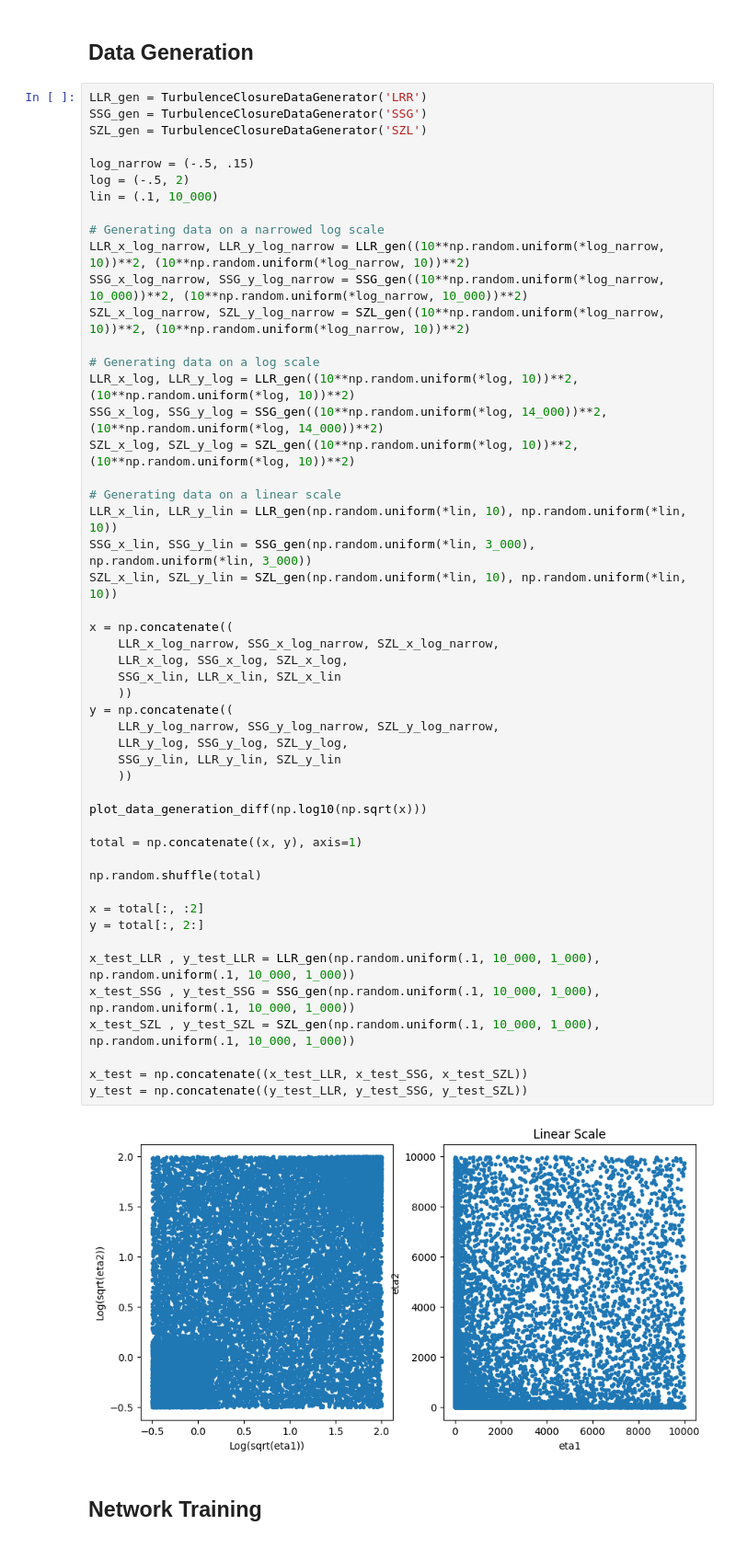
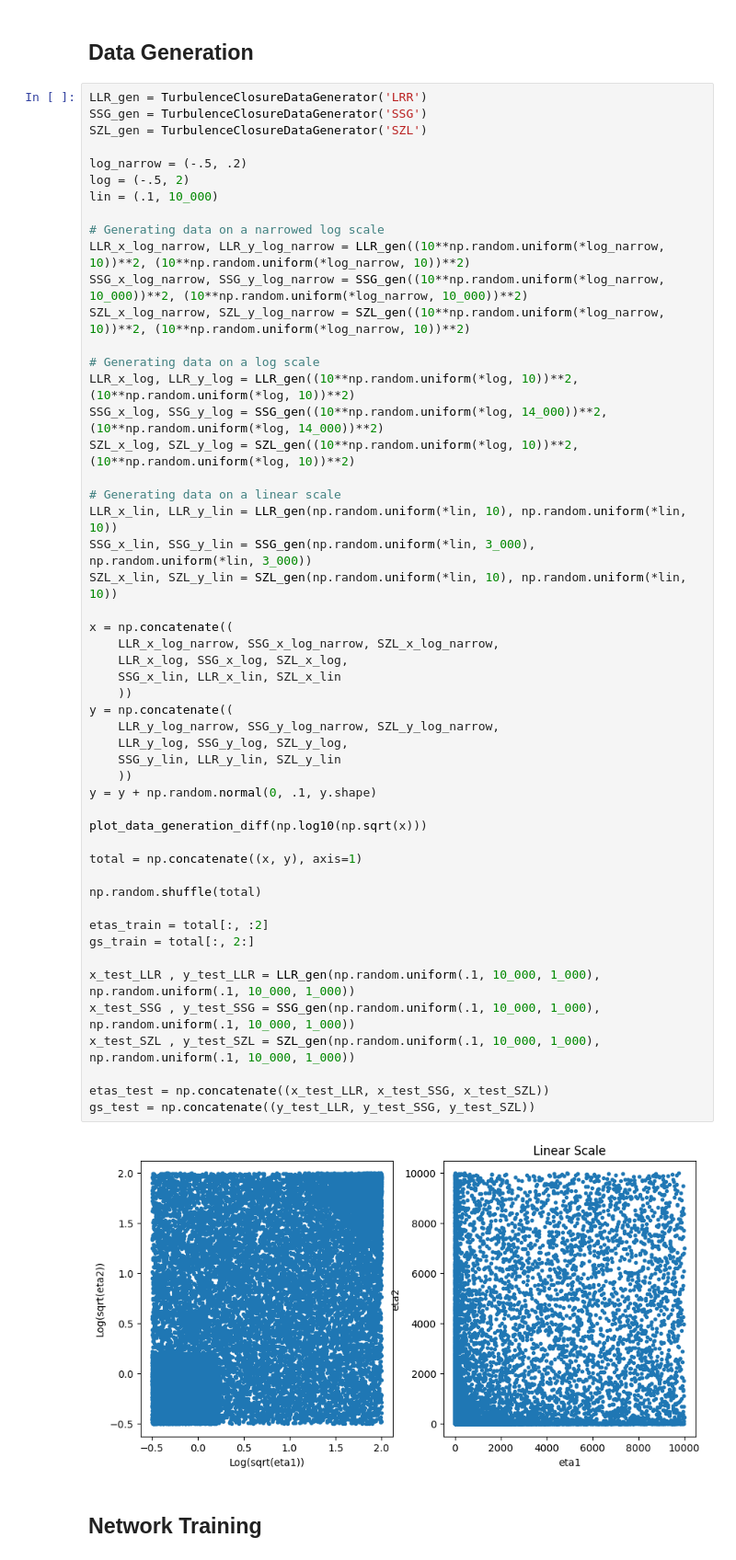
Before and after one commit to Crashprn/UncertaintyQuantification, a Jupyter notebook: Training.ipynb, the cells around one changed output. Shown at 92% size. Saved outputs shown, nothing was run; the diff lists cells and outputs as text.

```diff
--- a/Training.ipynb
+++ b/Training.ipynb
@@ -35,7 +35,7 @@ LLR_gen = TurbulenceClosureDataGenerator('LRR')
 SSG_gen = TurbulenceClosureDataGenerator('SSG')
 SZL_gen = TurbulenceClosureDataGenerator('SZL')
 
-log_narrow = (-.5, .15)
+log_narrow = (-.5, .2)
 log = (-.5, 2)
 lin = (.1, 10_000)
 
@@ -50,37 +50,38 @@ SSG_x_log, SSG_y_log = SSG_gen((10**np.random.uniform(*log, 14_000))**2, (10**np
 SZL_x_log, SZL_y_log = SZL_gen((10**np.random.uniform(*log, 10))**2, (10**np.random.uniform(*log, 10))**2)
 
 # Generating data on a linear scale
 LLR_x_lin, LLR_y_lin = LLR_gen(np.random.uniform(*lin, 10), np.random.uniform(*lin, 10))
 SSG_x_lin, SSG_y_lin = SSG_gen(np.random.uniform(*lin, 3_000), np.random.uniform(*lin, 3_000))
 SZL_x_lin, SZL_y_lin = SZL_gen(np.random.uniform(*lin, 10), np.random.uniform(*lin, 10))
 
 x = np.concatenate((
     LLR_x_log_narrow, SSG_x_log_narrow, SZL_x_log_narrow,
     LLR_x_log, SSG_x_log, SZL_x_log,
     SSG_x_lin, LLR_x_lin, SZL_x_lin
     ))
 y = np.concatenate((
     LLR_y_log_narrow, SSG_y_log_narrow, SZL_y_log_narrow,
     LLR_y_log, SSG_y_log, SZL_y_log,
     SSG_y_lin, LLR_y_lin, SZL_y_lin
     ))
+y = y + np.random.normal(0, .1, y.shape)
 
 plot_data_generation_diff(np.log10(np.sqrt(x)))
 
 total = np.concatenate((x, y), axis=1)
 
 np.random.shuffle(total)
 
-x = total[:, :2]
-y = total[:, 2:]
+etas_train = total[:, :2]
+gs_train = total[:, 2:]
 
 x_test_LLR , y_test_LLR = LLR_gen(np.random.uniform(.1, 10_000, 1_000), np.random.uniform(.1, 10_000, 1_000))
 x_test_SSG , y_test_SSG = SSG_gen(np.random.uniform(.1, 10_000, 1_000), np.random.uniform(.1, 10_000, 1_000))
 x_test_SZL , y_test_SZL = SZL_gen(np.random.uniform(.1, 10_000, 1_000), np.random.uniform(.1, 10_000, 1_000))
 
-x_test = np.concatenate((x_test_LLR, x_test_SSG, x_test_SZL))
-y_test = np.concatenate((y_test_LLR, y_test_SSG, y_test_SZL))
+etas_test = np.concatenate((x_test_LLR, x_test_SSG, x_test_SZL))
+gs_test = np.concatenate((y_test_LLR, y_test_SSG, y_test_SZL))
 # %% [output]
-[figure, old version]
+[figure, new version]
 # %% [markdown]
 ## Network Training
```
Also changed, not shown: parts of 10 cells of this notebook, 2 other files.
